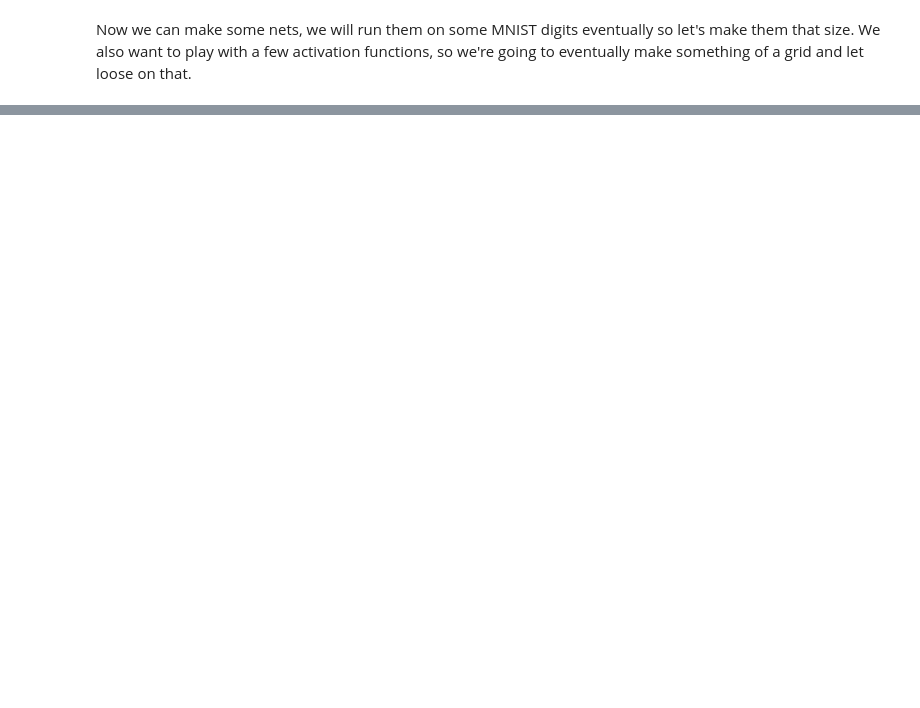
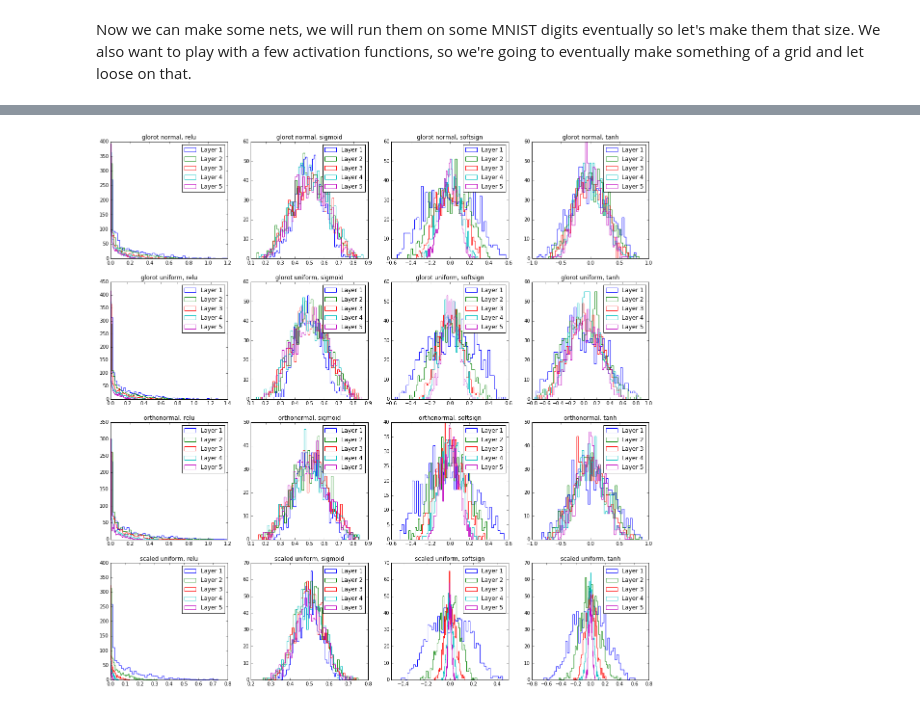
Before and after one commit to PFCM/odds-and-ends, a Jupyter notebook: Glorot pictures.ipynb, the cells around one changed output, grey strips where cells are left out. Drawn from its saved outputs; the diff is of its cells as text; code cells hidden in the pictures; blank space fills up the shorter version.

```diff
--- a/Glorot pictures.ipynb
+++ b/Glorot pictures.ipynb
@@ -73,0 +90,47 @@ with tf.variable_scope('standard', initializer=scaled_uniform_init()):
+# %%
+tf.reset_default_graph()
+
+inputs = tf.constant(images)
+
+activations = {'sigmoid': tf.nn.sigmoid,
+               'tanh': tf.nn.tanh,
+               'softsign': tf.nn.softsign,
+               'relu': tf.nn.relu}
+
+with tf.variable_scope('standard', initializer=scaled_uniform_init()):
+    nets = {'scaled uniform, '+name: deep_net(inputs, 5, 1000, nonlin)
+            for name, nonlin in activations.items()}
+
+with tf.variable_scope('glorot_uniform', initializer=glorot_uniform_init()):
+    nets.update({'glorot uniform, '+name: deep_net(inputs, 5, 1000, nonlin)
+                 for name, nonlin in activations.items()})
+
+with tf.variable_scope('glorot_normal', initializer=glorot_normal_init()):
+    nets.update({'glorot normal, '+name: deep_net(inputs, 5, 1000, nonlin)
+                 for name, nonlin in activations.items()})
+
+with tf.variable_scope('orthonormal', initializer=orthonormal_init()):
+    nets.update({'orthonormal, '+name: deep_net(inputs, 5, 1000, nonlin)
+                 for name, nonlin in activations.items()})
+# %%
+sess = tf.Session()
+sess.run(tf.initialize_all_variables())
+# %%
+def plot_activations(name, activations):
+    plt.title('{}'.format(name))
+    for i, act in enumerate(activations[1:]):
+        #data, _ = np.histogram(act.mean(axis=0), bins=50)
+        #plt.plot(data, label='Layer {}'.format(i+1))
+        plt.hist(act.mean(axis=0), label='Layer {}'.format(i+1), histtype='step',
+                 bins=50)
+        plt.legend()
+
+plt.figure(figsize=(20, 20))
+i = 0
+for name, activations in sorted(list(nets.items())):
+    batch_acts = sess.run(activations)
+    plt.subplot(4, 4, i+1)
+    i += 1
+    plot_activations(name, batch_acts)
+# %% [output]
+[figure, added]
```
Also changed, not shown: parts of 9 cells of this notebook.
